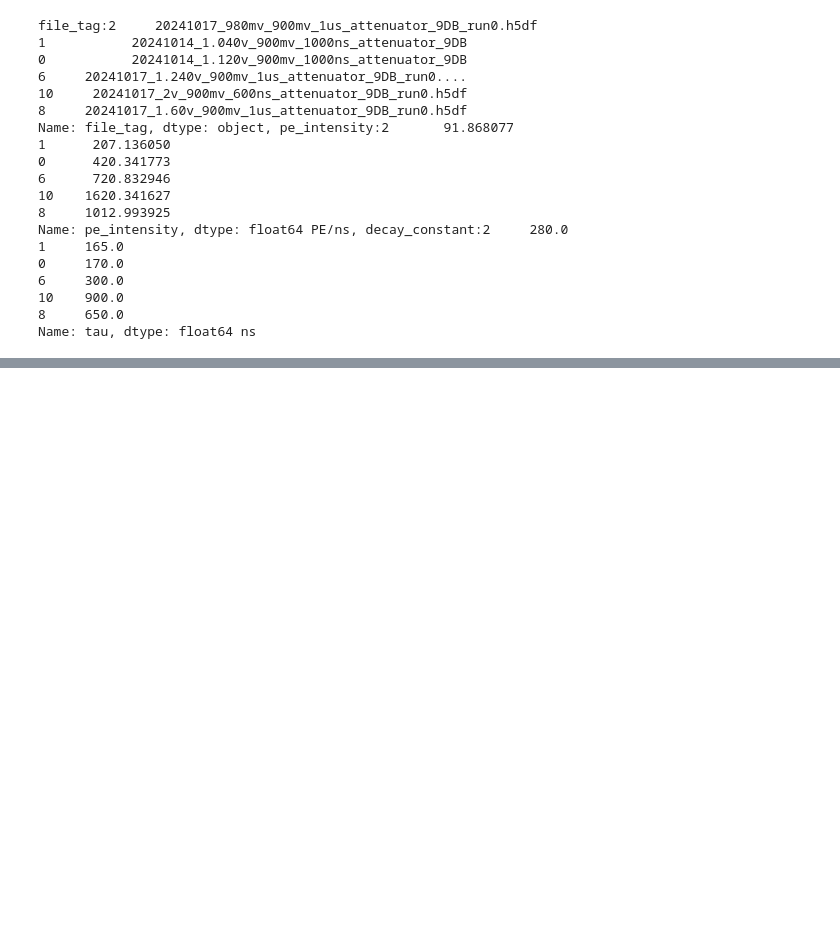
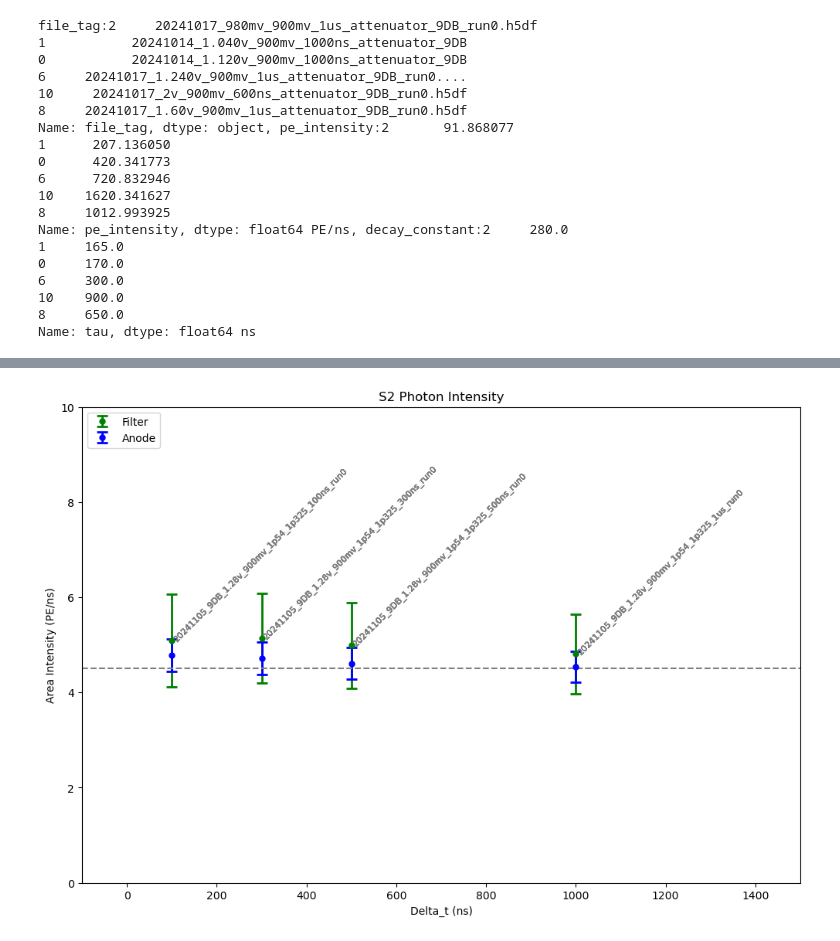
Before and after one commit to Westlake-University-Lsc-lab/ProcessLocalData, a Jupyter notebook: plotsfigures.ipynb, the cells around one changed output, grey strips where cells are left out. Cells and saved outputs as stored; diff of their text form; code cells hidden in the pictures; blank space fills up the shorter version.

Commit message:
add saturation time constant identify plots

```diff
--- a/plotsfigures.ipynb
+++ b/plotsfigures.ipynb
@@ -575,0 +582,22 @@ Name: tau, dtype: float64 ns
+# %%
+# #S2 with attenuator:::   4776.46, sigma =86.75
+# fix_S2_1us = 4608.000203
+# fix_S2_1us_err = 82.529809
+fix_s2_with_attenuator = 4787.885477
+fix_s2_with_attenuator_err =86.272236
+fix_s2_without_attenuator = 4423.642862
+fix_s2_without_attenuator_err = 82.229966
+
+y_filter = df.filter_fix_s2/df.S2_width
+y_filter_err = df.filter_fix_s2/df.S2_width * np.sqrt((df.filter_fix_s2_err/df.filter_fix_s2) **2  + (5/df.S2_width))
+y_anode = df.Ch0_s2_mu /df.S2_width
+y_anode_err = df.Ch0_s2_mu /df.S2_width * np.sqrt((df.Ch0_s2_sigma/df.Ch0_s2_mu) **2  + (5/df.S2_width))
+x = df.Delta_t
+
+y_filter_s1 = df.filter_fix_s1/df.S1_width
+y_filter_s1_err = df.filter_fix_s1/df.S1_width * np.sqrt((df.filter_fix_s1_err/df.filter_fix_s1) **2  + (5/df.S1_width))
+y_dynode_s1 = df.dynode_fix_s1 /df.S1_width
+y_dynode_s1_err = df.dynode_fix_s1 /df.S1_width * np.sqrt((df.dynode_fix_s1_err/df.dynode_fix_s1) **2  + (5/df.S1_width))
+y_anode_s1 = df.Ch0_s1_mu /df.S1_width
+y_anode_s1err = df.Ch0_s1_mu /df.S1_width * np.sqrt((df.Ch0_s1_sigma/df.Ch0_s1_mu) **2  + (5/df.S1_width))
+x = df.Delta_t
@@ -575,0 +617,25 @@ Name: tau, dtype: float64 ns
+# %%
+import matplotlib.pyplot as plt
+fig, ax = plt.subplots(figsize=(12,8))
+ax.errorbar(x, y_filter, yerr=y_filter_err, fmt='.', markersize=10, ecolor='g', mfc='g', mec='g',capsize=5, elinewidth=2, capthick=2, label='Filter')
+ax.errorbar(x, y_anode, yerr=y_anode_err, fmt='.',  markersize=10, ecolor='b', mfc='b', mec='b',capsize=5, elinewidth=2, capthick=2, label='Anode')
+# ax.errorbar(x, y_anode, yerr=y_anode_err, fmt='.', ecolor='black', mfc='black', mec='black',capsize=3, elinewidth=2, capthick=2, label='Anode')
+ax.set_xlabel('Delta_t (ns)')
+ax.set_ylabel('Area Intensity (PE/ns)')
+ax.set_title('')
+# ax.set_xscale('log')
+# ax.set_yscale('log')
+ax.axhline(y=4.5, color='grey', linestyle='--', label='')
+for index, row in df.iterrows():
+   for column_name, value in row.items():
+        ax.text(df['Delta_t'][index], (df['filter_fix_s2'][index])/(df['S2_width'][index]) , s= str(df['file_tag'][index]), rotation=45, color='gray',alpha=0.3, fontsize=8)  #rotation='vertical'   rotation='horizontal'
+ax.legend()
+
+ax.legend(loc='upper left')
+
+ax.set_xlim(-100, 1500)
+ax.set_ylim(-0, 10)
+ax.set_title('S2 Photon Intensity')
+plt.show()
+# %% [output]
+[figure, added]
```
Also changed, not shown: parts of 3 cells of this notebook.
